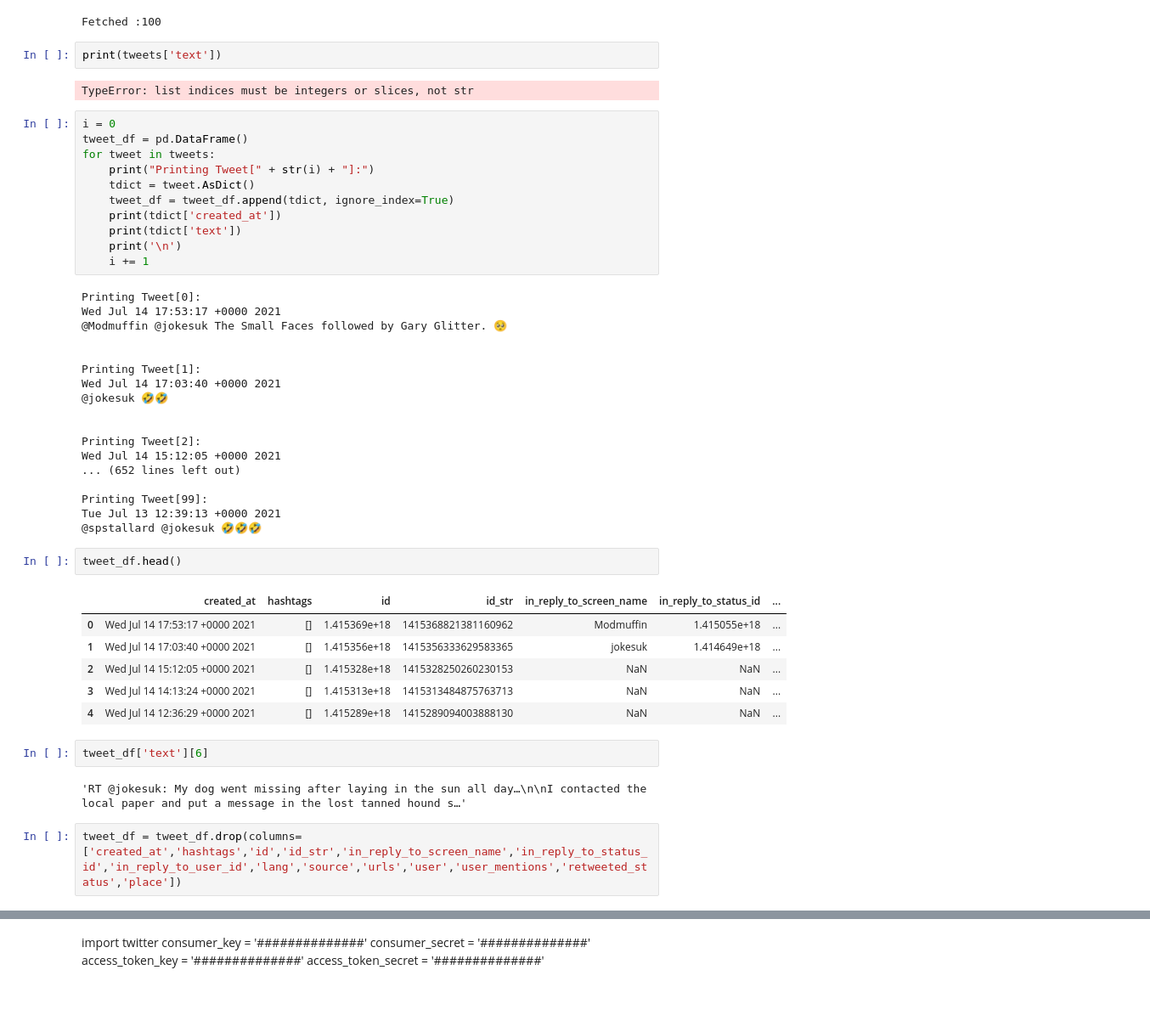
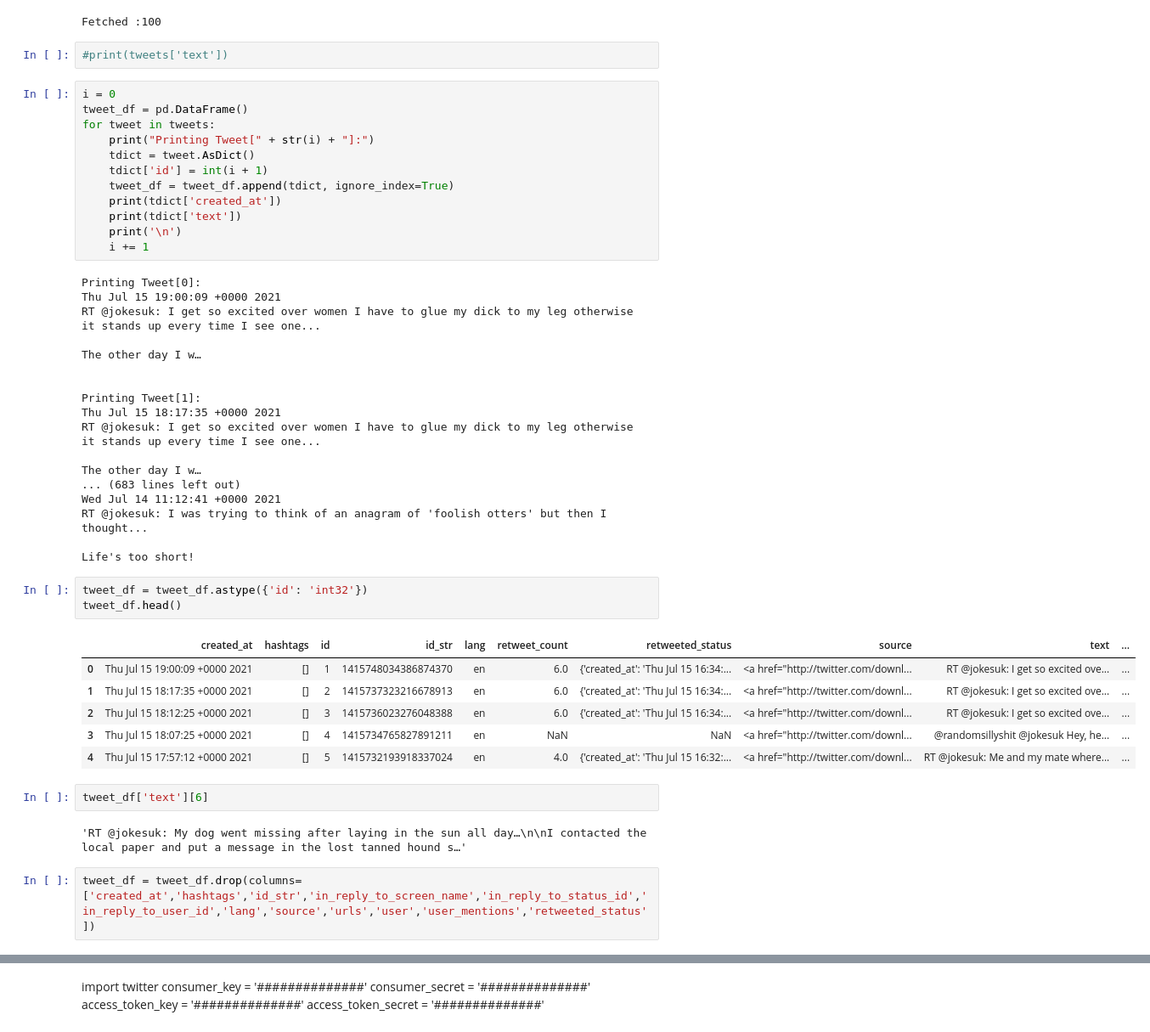
Before and after one commit to codingWithAndy/CDT_MSc_Thesis, a Jupyter notebook: Implementation/Exploration/exploring.ipynb, the cells around one changed output, grey strips where cells are left out. Shown at 85% size. Cells and saved outputs as stored; diff of their text form; blank space fills up the shorter version.

```diff
--- a/Implementation/Exploration/exploring.ipynb
+++ b/Implementation/Exploration/exploring.ipynb
@@ -161,15 +161,14 @@ print("Fetched :" + str(len(tweets)))
 # %% [output]
 Fetched :100
 # %%
-print(tweets['text'])
+#print(tweets['text'])
-# %% [output]
-TypeError: list indices must be integers or slices, not str
 # %%
 i = 0
 tweet_df = pd.DataFrame()
 for tweet in tweets:
     print("Printing Tweet[" + str(i) + "]:")
     tdict = tweet.AsDict()
+    tdict['id'] = int(i + 1)
     tweet_df = tweet_df.append(tdict, ignore_index=True)
     print(tdict['created_at'])
     print(tdict['text'])
@@ -177,35 +176,36 @@ for tweet in tweets:
     i += 1
 # %% [output]
 Printing Tweet[0]:
-Wed Jul 14 17:53:17 +0000 2021
-@Modmuffin @jokesuk The Small Faces followed by Gary Glitter. 🥺
+Thu Jul 15 19:00:09 +0000 2021
+RT @jokesuk: I get so excited over women I have to glue my dick to my leg otherwise it stands up every time I see one...
+
+The other day I w…
 
 
 Printing Tweet[1]:
-Wed Jul 14 17:03:40 +0000 2021
-@jokesuk 🤣🤣
+Thu Jul 15 18:17:35 +0000 2021
+RT @jokesuk: I get so excited over women I have to glue my dick to my leg otherwise it stands up every time I see one...
 
+The other day I w…
+... (683 lines left out)
+Wed Jul 14 11:12:41 +0000 2021
+RT @jokesuk: I was trying to think of an anagram of 'foolish otters' but then I thought...
 
-Printing Tweet[2]:
-Wed Jul 14 15:12:05 +0000 2021
-... (652 lines left out)
-
-Printing Tweet[99]:
-Tue Jul 13 12:39:13 +0000 2021
-@spstallard @jokesuk 🤣🤣🤣
+Life's too short!
-# %%
-tweet_df.head()
-# %% [output]
-|  | created_at | hashtags | id | id_str | in_reply_to_screen_name | in_reply_to_status_id | ... |
-| 0 | Wed Jul 14 17:53:17 +0000 2021 | [] | 1.415369e+18 | 1415368821381160962 | Modmuffin | 1.415055e+18 | ... |
-| 1 | Wed Jul 14 17:03:40 +0000 2021 | [] | 1.415356e+18 | 1415356333629583365 | jokesuk | 1.414649e+18 | ... |
-| 2 | Wed Jul 14 15:12:05 +0000 2021 | [] | 1.415328e+18 | 1415328250260230153 | NaN | NaN | ... |
-| 3 | Wed Jul 14 14:13:24 +0000 2021 | [] | 1.415313e+18 | 1415313484875763713 | NaN | NaN | ... |
-| 4 | Wed Jul 14 12:36:29 +0000 2021 | [] | 1.415289e+18 | 1415289094003888130 | NaN | NaN | ... |
+# %%
+tweet_df = tweet_df.astype({'id': 'int32'})
+tweet_df.head()
+# %% [output]
+|  | created_at | hashtags | id | id_str | lang | retweet_count | retweeted_status | source | text | ... |
+| 0 | Thu Jul 15 19:00:09 +0000 2021 | [] | 1 | 1415748034386874370 | en | 6.0 | {'created_at': 'Thu Jul 15 16:34:... | <a href="http://twitter.com/downl... | RT @jokesuk: I get so excited ove... | ... |
+| 1 | Thu Jul 15 18:17:35 +0000 2021 | [] | 2 | 1415737323216678913 | en | 6.0 | {'created_at': 'Thu Jul 15 16:34:... | <a href="http://twitter.com/downl... | RT @jokesuk: I get so excited ove... | ... |
+| 2 | Thu Jul 15 18:12:25 +0000 2021 | [] | 3 | 1415736023276048388 | en | 6.0 | {'created_at': 'Thu Jul 15 16:34:... | <a href="http://twitter.com/downl... | RT @jokesuk: I get so excited ove... | ... |
+| 3 | Thu Jul 15 18:07:25 +0000 2021 | [] | 4 | 1415734765827891211 | en | NaN | NaN | <a href="http://twitter.com/downl... | @randomsillyshit @jokesuk Hey, he... | ... |
+| 4 | Thu Jul 15 17:57:12 +0000 2021 | [] | 5 | 1415732193918337024 | en | 4.0 | {'created_at': 'Thu Jul 15 16:32:... | <a href="http://twitter.com/downl... | RT @jokesuk: Me and my mate where... | ... |
 # %%
 tweet_df['text'][6]
 # %% [output]
 'RT @jokesuk: My dog went missing after laying in the sun all day…\n\nI contacted the local paper and put a message in the lost tanned hound s…'
 # %%
-tweet_df = tweet_df.drop(columns=['created_at','hashtags','id','id_str','in_reply_to_screen_name','in_reply_to_status_id','in_reply_to_user_id','lang','source','urls','user','user_mentions','retweeted_status','place'])
+tweet_df = tweet_df.drop(columns=['created_at','hashtags','id_str','in_reply_to_screen_name','in_reply_to_status_id','in_reply_to_user_id','lang','source','urls','user','user_mentions','retweeted_status'])
 # %%
```
Also changed, not shown: parts of 3 cells of this notebook, 4 other files.
